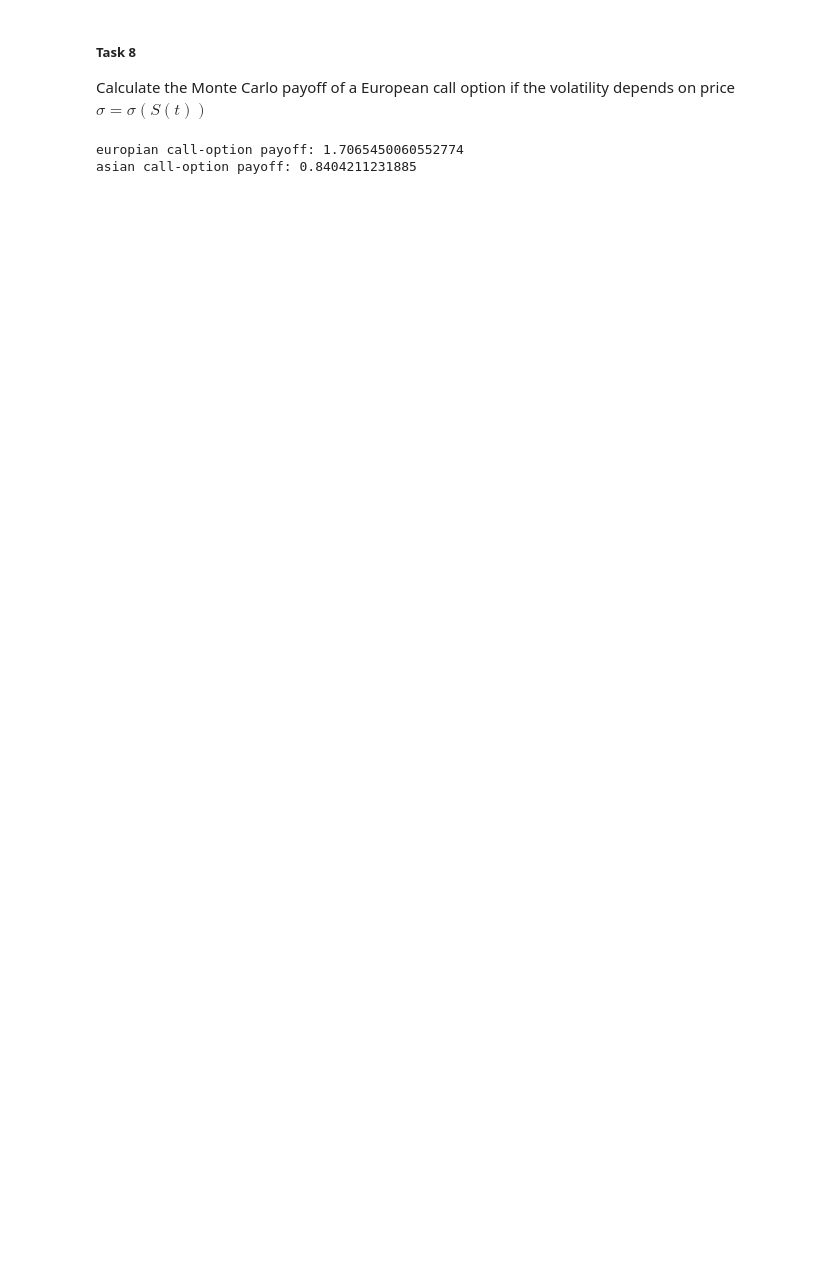
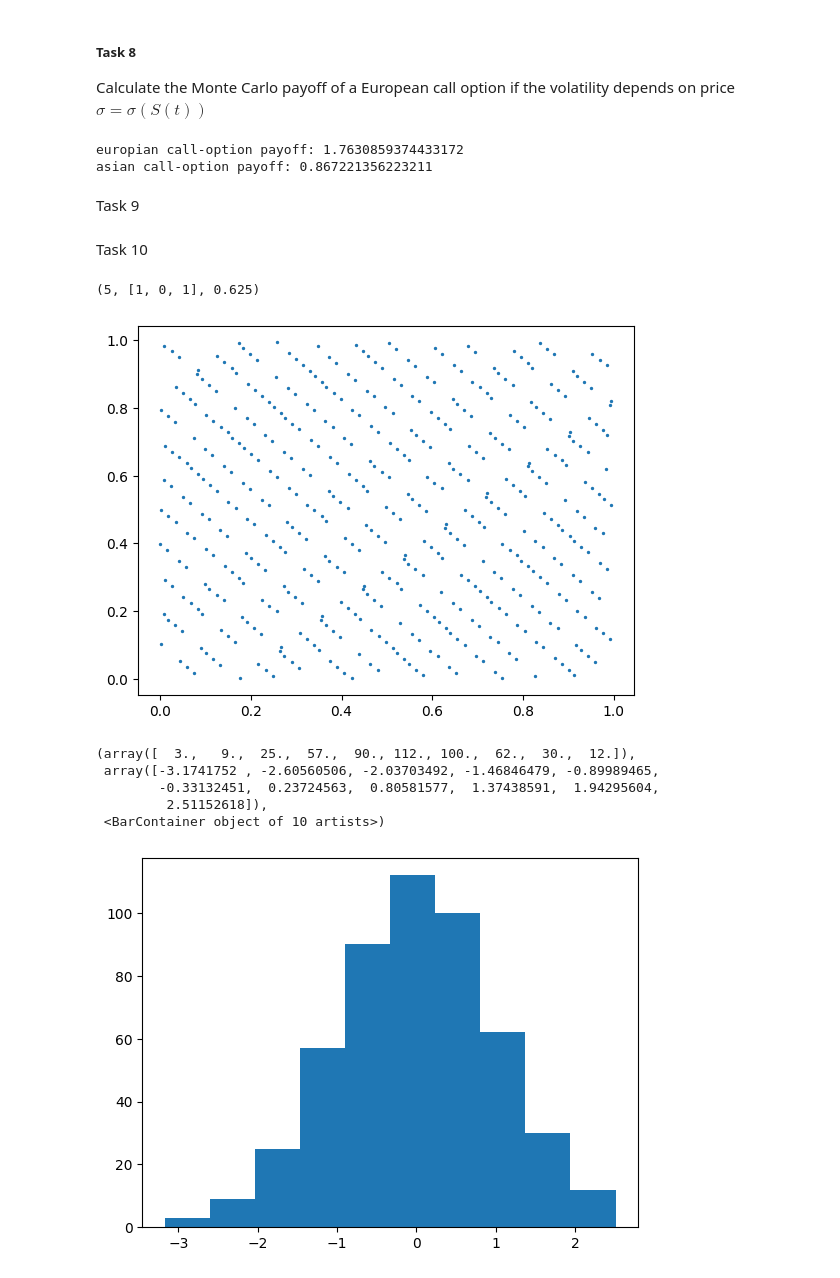
Before and after one commit to ChingisBadmaev/sirius_university, a Jupyter notebook: Monte-Carlo-Simulation/tasklist_1/main.ipynb, the cells around one changed output. Saved outputs shown, nothing was run; the diff lists cells and outputs as text; code cells hidden in the pictures; blank space fills up the shorter version.

```diff
--- a/Monte-Carlo-Simulation/tasklist_1/main.ipynb
+++ b/Monte-Carlo-Simulation/tasklist_1/main.ipynb
@@ -200,6 +231,6 @@ period_counts = 10
 # %%
 S_0, r, sigma, T = 20, 0.1, 0.1, 1
-strike, N = 20, 10 ** 4
+strike, N = 20, 10000
 period_counts = 12
 
 S_numerical = np.zeros((N, period_counts))
@@ -213,5 +244,39 @@ for i in range(N):
 print('europian call-option payoff:', BSM_payoff(np.mean(S_numerical[:, period_counts - 1], axis=0)) * np.exp(-r * T))
 print('asian call-option payoff:', BSM_payoff(np.mean(np.mean(S_numerical, axis=1), axis=0)) * np.exp(-r * T))
 # %% [output]
-europian call-option payoff: 1.7065450060552774
-asian call-option payoff: 0.8404211231885
+europian call-option payoff: 1.7630859374433172
+asian call-option payoff: 0.867221356223211
+# %% [markdown]
+Task 9
+# %% [markdown]
+Task 10
+# %%
+def convert_number_system(number, base):
+    ans = []
+    temp = number
+    while number >= base:
+        ans.append(number % base)
+        number = number // base
+    ans.append(number)
+    return temp, ans, sum([ans[i] / 2 ** (i + 1) for i in range(len(ans))])
+
+num_in_base2 = convert_number_system(5, 2)
+num_in_base2
+# %% [output]
+(5, [1, 0, 1], 0.625)
+# %%
+dim = 10
+count = 500
+faure_sequence = ot.FaureSequence(dim)
+faure_data = faure_sequence.generate(count)
+plt.scatter(np.array(faure_data[:, 0]).reshape(1, count)[0], np.array(faure_data[:, 2]).reshape(1, count)[0], 2)
+plt.show()
+plt.hist(norm.ppf(np.array(faure_data[:, 3]).reshape(1, count)[0]), bins=10)
+# %% [output]
+[figure, added]
+(array([  3.,   9.,  25.,  57.,  90., 112., 100.,  62.,  30.,  12.]),
+ array([-3.1741752 , -2.60560506, -2.03703492, -1.46846479, -0.89989465,
+        -0.33132451,  0.23724563,  0.80581577,  1.37438591,  1.94295604,
+         2.51152618]),
+ <BarContainer object of 10 artists>)
+[figure, added]
```
Also changed, not shown: parts of 18 cells of this notebook, 17 other files.
